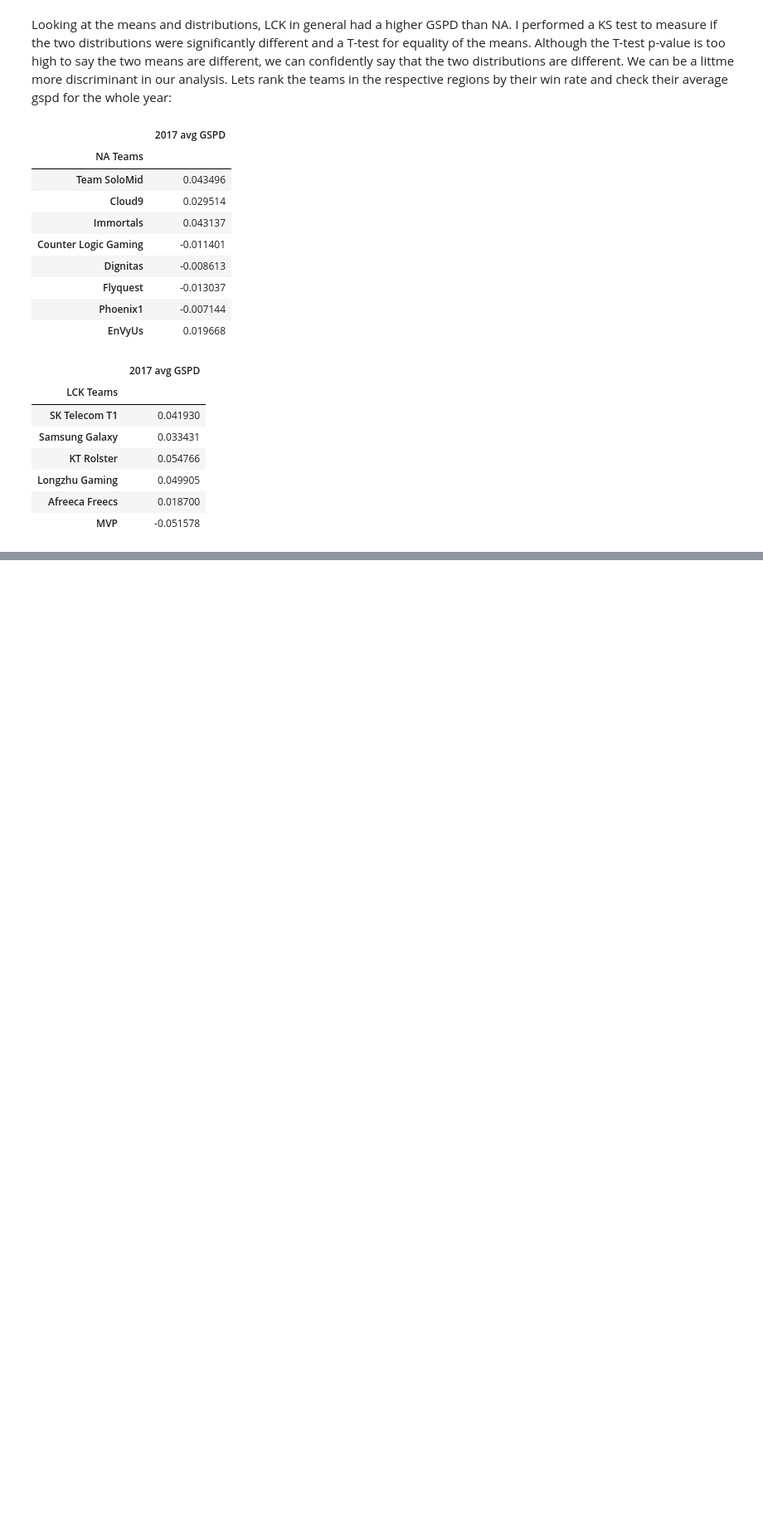
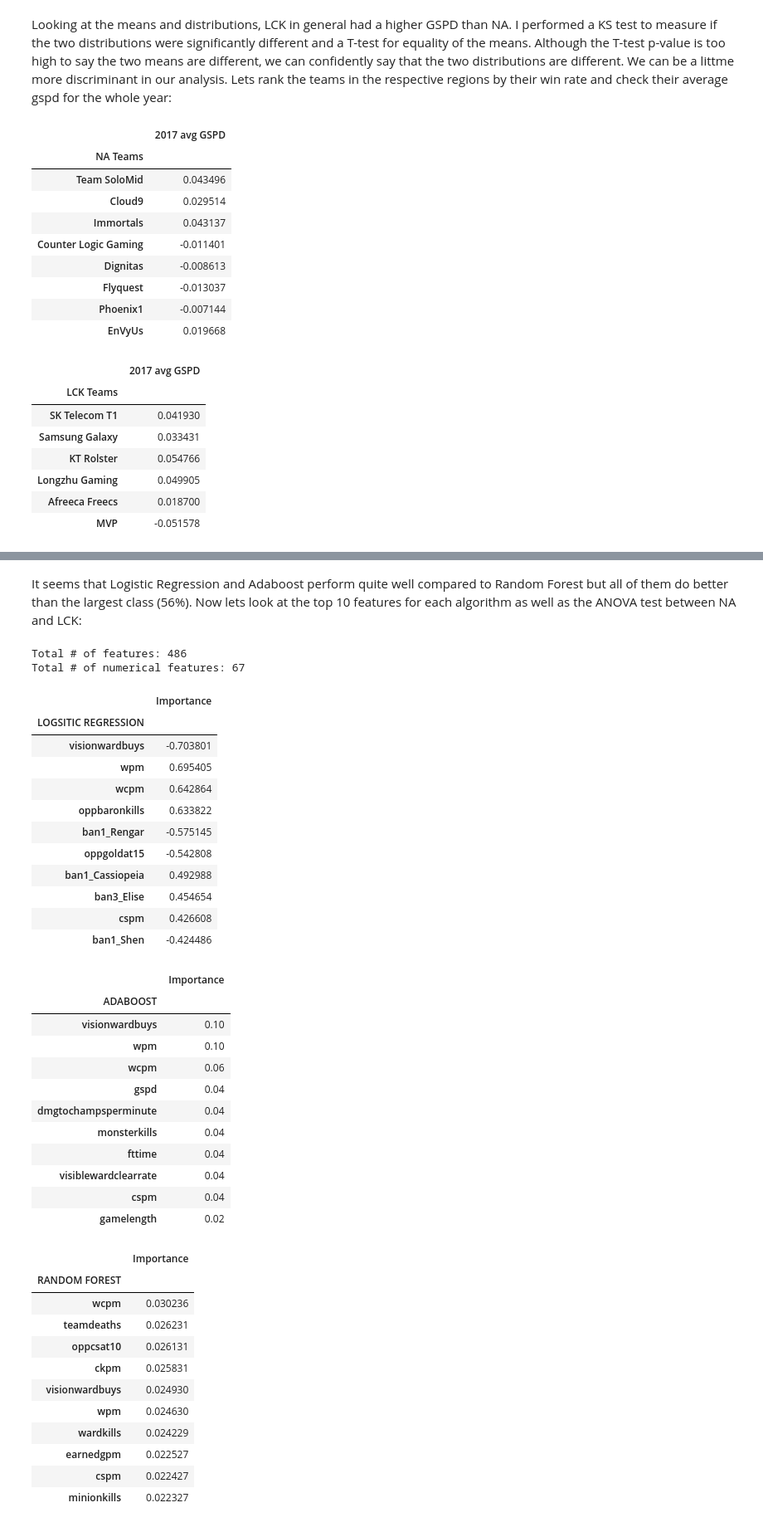
Before and after one commit to bwassie/LoL-match-analytics, a Jupyter notebook: 2017_NA_vs_LCK_analysis.ipynb, the cells around one changed output, grey strips where cells are left out. Shown at 83% size. Saved outputs shown, nothing was run; the diff lists cells and outputs as text; code cells hidden in the pictures; blank space fills up the shorter version.

Commit message:
updated analysis

```diff
--- a/2017_NA_vs_LCK_analysis.ipynb
+++ b/2017_NA_vs_LCK_analysis.ipynb
@@ -241,0 +163,15 @@ array(['index', 'gameid', 'url', 'league', 'split', 'date', 'week', 'game',
+# %%
+import analytics_utils
+from analytics_utils import *
+import importlib
+importlib.reload(analytics_utils)
+
+leagues = ["NALCS","LCK"]
+variable = "league"
+to_drop = ["patchno","gameid","url","index","team","gameid","playerid","Team","date","week","split"]
+matches,data, y, colnames = get_final_table(leagues,variable,to_drop, all_matches)
+sup = supervised_analysis(data,y,colnames)
+log_comp = sup.fit("Logit")
+ada_comp = sup.fit("Adaboost")
+tree_comp = sup.fit("Random Forest")
+anova_comp = sup.anova()
@@ -241,0 +192,53 @@ array(['index', 'gameid', 'url', 'league', 'split', 'date', 'week', 'game',
+# %% [markdown]
+It seems that Logistic Regression and Adaboost perform quite well compared to Random Forest but all of them do better than the largest class (56%). Now lets look at the top 10 features for each algorithm as well as the ANOVA test between NA and LCK:
+# %%
+num_feats = all_matches["LCK"].loc[:,all_matches["LCK"].dtypes != np.dtype('O')].shape[1]
+print("Total # of features: {}".format(matches.shape[1]))
+print("Total # of numerical features: {}".format(num_feats))
+algs = ["LOGSITIC REGRESSION","ADABOOST","RANDOM FOREST", "ANOVA"]
+srs = []
+n=0
+for ii in [log_comp[:10],ada_comp[:10],tree_comp[:10],anova_comp[:10]]:
+    ii = ii.rename_axis(algs[n],axis=0).rename("Importance")
+    n+=1
+    srs.append(ii)
+display_side_by_side(srs[0],srs[1],srs[2],srs[3])
+# %% [output]
+Total # of features: 486
+Total # of numerical features: 67
+|  | Importance |
+| LOGSITIC REGRESSION |  |
+| visionwardbuys | -0.703801 |
+| wpm | 0.695405 |
+| wcpm | 0.642864 |
+| oppbaronkills | 0.633822 |
+| ban1_Rengar | -0.575145 |
+| oppgoldat15 | -0.542808 |
+| ban1_Cassiopeia | 0.492988 |
+| ban3_Elise | 0.454654 |
+| cspm | 0.426608 |
+| ban1_Shen | -0.424486 |
+|  | Importance |
+| ADABOOST |  |
+| visionwardbuys | 0.10 |
+| wpm | 0.10 |
+| wcpm | 0.06 |
+| gspd | 0.04 |
+| dmgtochampsperminute | 0.04 |
+| monsterkills | 0.04 |
+| fttime | 0.04 |
+| visiblewardclearrate | 0.04 |
+| cspm | 0.04 |
+| gamelength | 0.02 |
+|  | Importance |
+| RANDOM FOREST |  |
+| wcpm | 0.030236 |
+| teamdeaths | 0.026231 |
+| oppcsat10 | 0.026131 |
+| ckpm | 0.025831 |
+| visionwardbuys | 0.024930 |
+| wpm | 0.024630 |
+| wardkills | 0.024229 |
+| earnedgpm | 0.022527 |
+| cspm | 0.022427 |
+| minionkills | 0.022327 |
```
Also changed, not shown: parts of 21 cells of this notebook, 4 other files.
